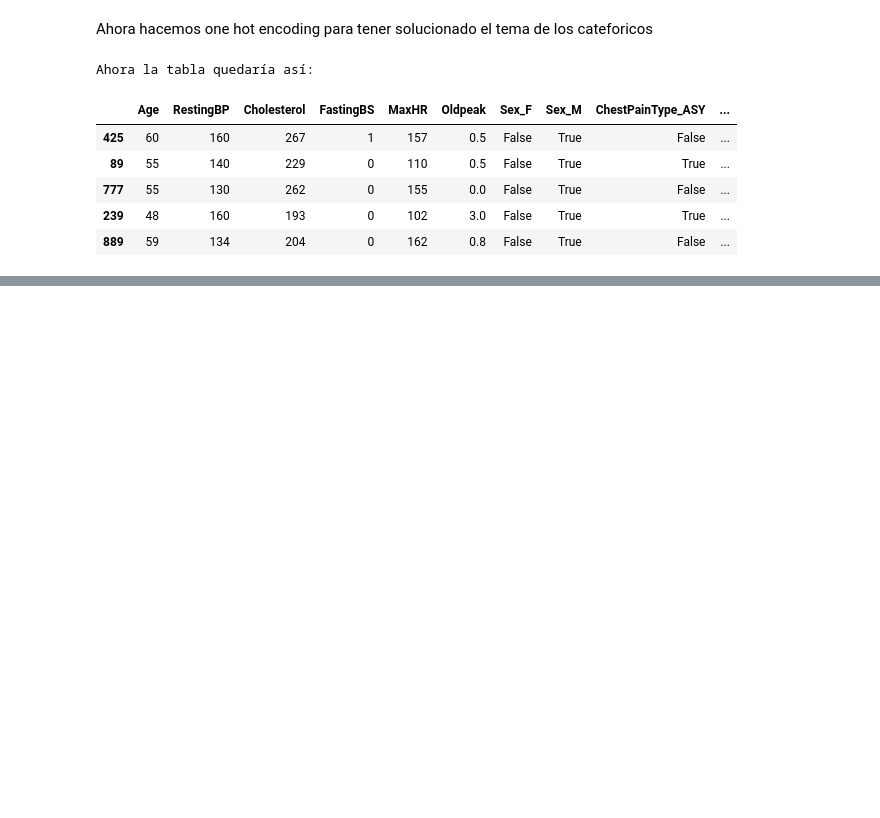
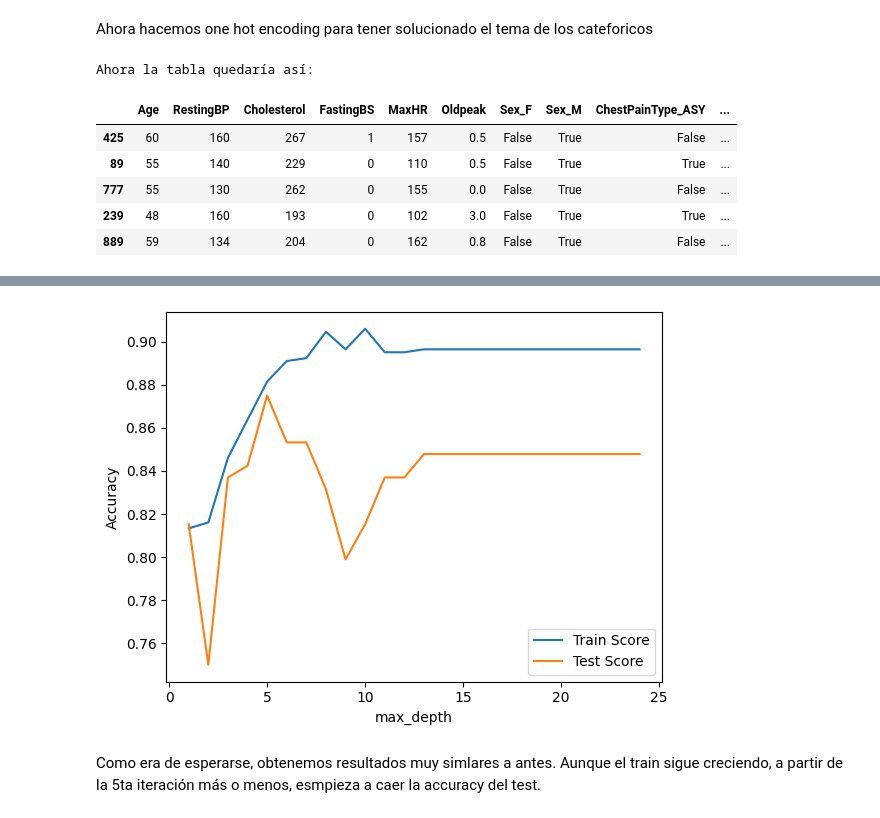
Before and after one commit to Leoli16/TP_IA_LUCA, a Jupyter notebook: Sabetay_Abud_Battias_CE.ipynb, the cells around one changed output, grey strips where cells are left out. Drawn from its saved outputs; the diff is of its cells as text; code cells hidden in the pictures; blank space fills up the shorter version.

```diff
--- a/Sabetay_Abud_Battias_CE.ipynb
+++ b/Sabetay_Abud_Battias_CE.ipynb
@@ -147,8 +170,8 @@ El arbol tiene alto recall (cantidad de positivos acertados sobre cantidad de po
 ## Ahora lo vamos a hacer pero usando todos los datos (incluimos los categóricos):
 Primero creamos los módelos
 # %%
-arbol = DecisionTreeClassifier(max_depth=1, criterion="entropy")
-regression = LogisticRegression(random_state=0)
+arbol = DecisionTreeClassifier(random_state=42)
+regression = LogisticRegression(random_state=42)
 # %% [markdown]
 Ahora hacemos one hot encoding para tener solucionado el tema de los cateforicos
 # %%
@@ -172,4 +195,23 @@ Ahora la tabla quedaría así:
 # %%
-arbol.fit(X_train_numerico, y_train)
-regression.fit(X_train_numerico, y_train)
+regression.fit(X_train_con_categoricos, y_train)
+
+from sklearn.model_selection import GridSearchCV
+from sklearn.model_selection import StratifiedKFold
+
+
+
+param_grid = {
+    'criterion': ['gini', 'entropy', 'log_loss'],
+    'max_depth': [None, 3, 4, 5, 6, 7, 10, 20],
+    'min_samples_split': [2, 5, 10],
+    'min_samples_leaf': [1, 2, 4],
+    'max_features': [None, 'sqrt', 'log2'],
+    'splitter': ['best', 'random']
+}
+
+arbol_con_grid_search = GridSearchCV(estimator=arbol, param_grid=param_grid,
+                           cv=StratifiedKFold(n_splits=5, shuffle=True, random_state=42),
+                           scoring='accuracy', n_jobs=-1)
+
+arbol_con_grid_search.fit(X_train_con_categoricos, y_train)
 # %% [output]
@@ -177,16 +287,17 @@ LogisticRegression(random_state=0)
 # %%
-# make a plot of the accuracy vs max_depth
-max_depths = range(1, 50)
+max_depths = range(1, 25)
 train_scores = []
 test_scores = []
 for max_depth in max_depths:
-    arbol = DecisionTreeClassifier(max_depth=max_depth, criterion="entropy")
-    arbol.fit(X_train, y_train)
-    train_scores.append(arbol.score(X_train, y_train))
-    test_scores.append(arbol.score(X_test, y_test))
+    arbol = DecisionTreeClassifier(max_depth=max_depth, criterion="gini", max_features=None, min_samples_leaf=4, min_samples_split=10, splitter="random", random_state=42)
+    arbol.fit(X_train_con_categoricos, y_train)
+    train_scores.append(arbol.score(X_train_con_categoricos, y_train))
+    test_scores.append(arbol.score(X_test_con_categorias, y_test))
 plt.plot(max_depths, train_scores, label='Train Score')
 plt.plot(max_depths, test_scores, label='Test Score')
 plt.xlabel('max_depth')
 plt.ylabel('Accuracy')
 plt.legend()
 plt.show()
+# %% [output]
+[figure, added]
@@ -266,0 +304,2 @@ explore_decision_tree_boundaries(max_depth=5)
+# %% [markdown]
+Como era de esperarse, obtenemos resultados muy simlares a antes. Aunque el train sigue creciendo, a partir de la 5ta iteración más o menos, esmpieza a caer la accuracy del test.
```
Also changed, not shown: parts of 15 cells of this notebook, 3 other files.
